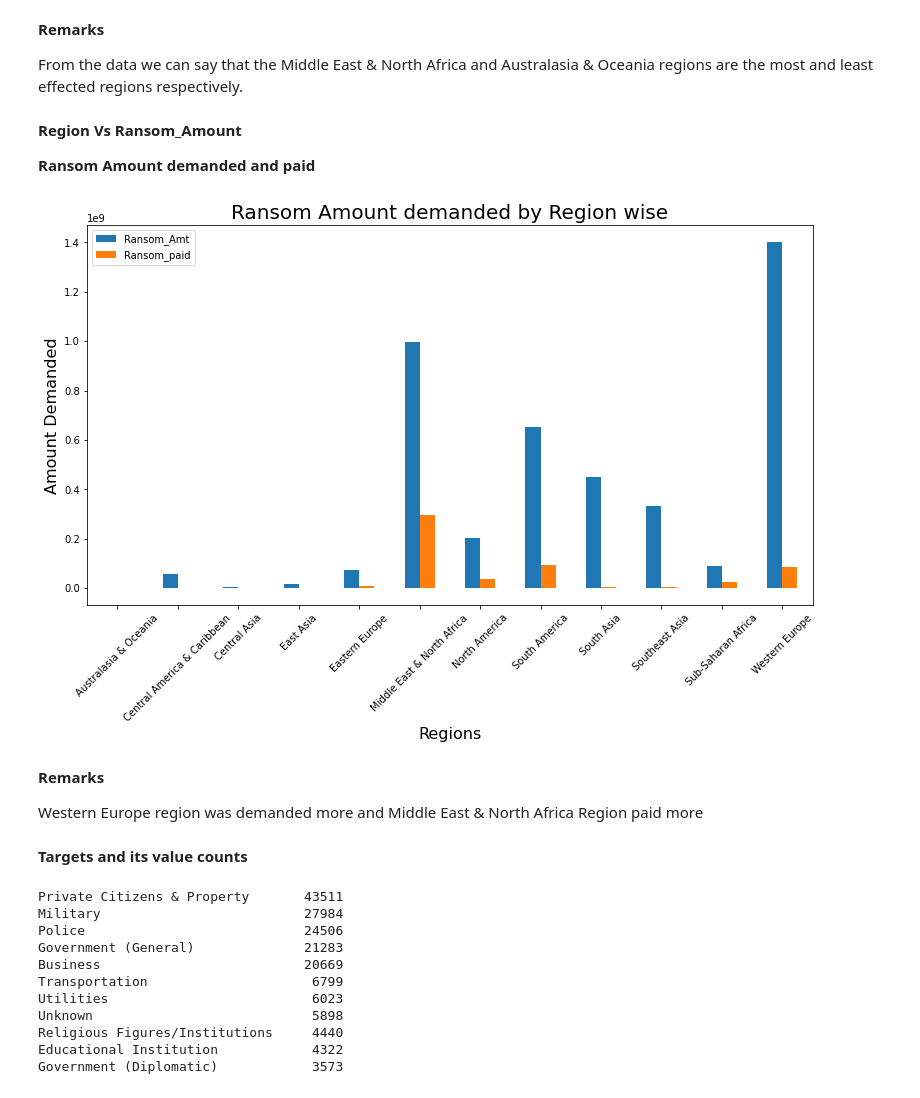
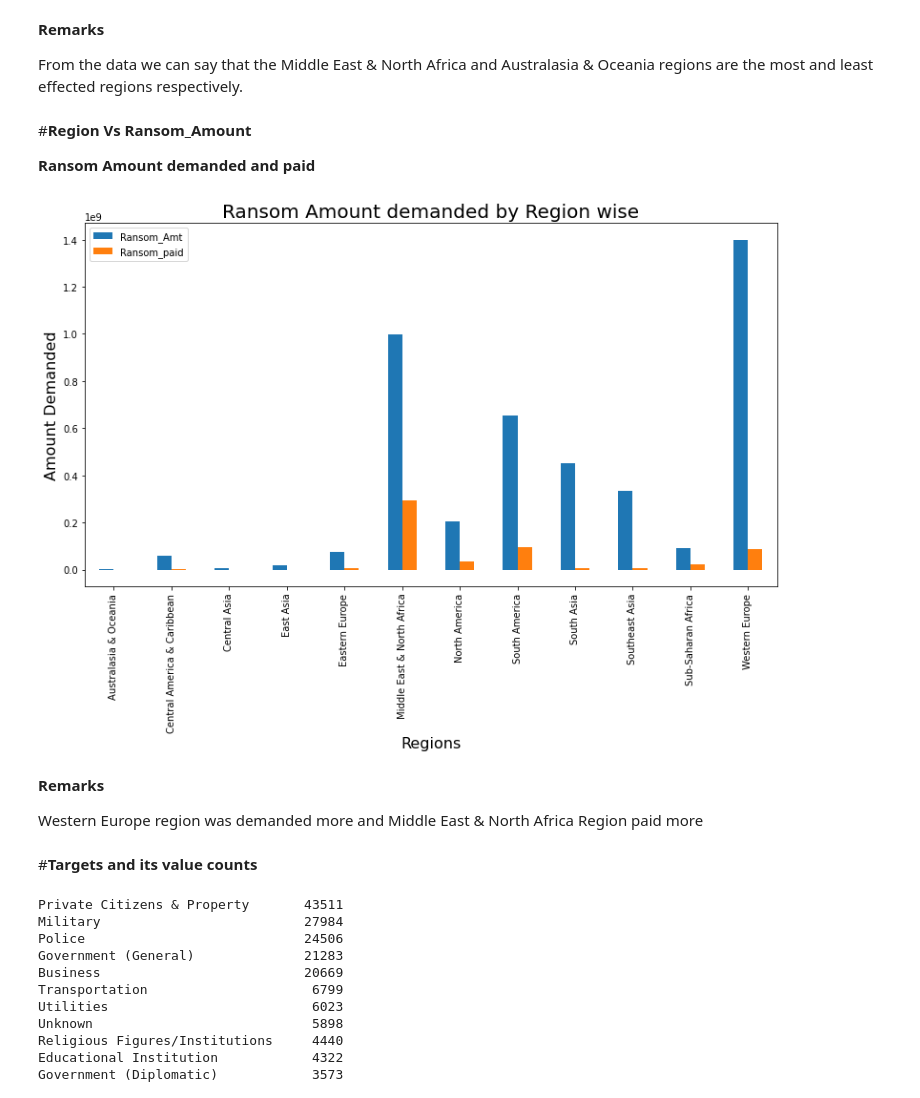
Before and after one commit to Narayan718/Global-Terrorism-Analysis, a Jupyter notebook: Global_Terrorism_Analysis.ipynb, the cells around one changed output. Saved outputs shown, nothing was run; the diff lists cells and outputs as text; code cells hidden in the pictures.

Commit message:
Data Visualization on Global Terrorism Attacks Dataset

```diff
--- a/Global_Terrorism_Analysis.ipynb
+++ b/Global_Terrorism_Analysis.ipynb
@@ -391,29 +465,29 @@ plt.show()
 
 From the data we can say that the Middle East & North Africa and Australasia & Oceania regions are the most and least effected regions respectively.
 # %% [markdown]
-**Region Vs Ransom_Amount**
+#**Region Vs Ransom_Amount**
 
 **Ransom Amount demanded and paid**
 # %%
 #Plotting the data of Ransom amount demanded by region wise
 ransom = data.groupby(['Region']).agg({'Ransom_Amt':'sum', 'Ransom_paid':'sum'})
 
 fig = plt.figure(figsize=(13,7))
 ax = fig.gca()
 ransom.plot(kind='bar', ax=ax)
 plt.title("Ransom Amount demanded by Region wise", size=20)
 plt.ylabel("Amount Demanded", size=16)
 plt.xlabel("Regions", size=16)
-plt.xticks(rotation=45)
+plt.xticks(rotation=90)
 plt.show()
 # %% [output]
-[figure, old version]
+[figure, new version]
 # %% [markdown]
 **Remarks**
 
 Western Europe region was demanded more and Middle East & North Africa Region paid more
 # %% [markdown]
-**Targets and its value counts**
+#**Targets and its value counts**
 # %%
 #Tabular Data of targets and their value counts
 target = data['Target'].value_counts()
```
Also changed, not shown: parts of 37 cells of this notebook.
